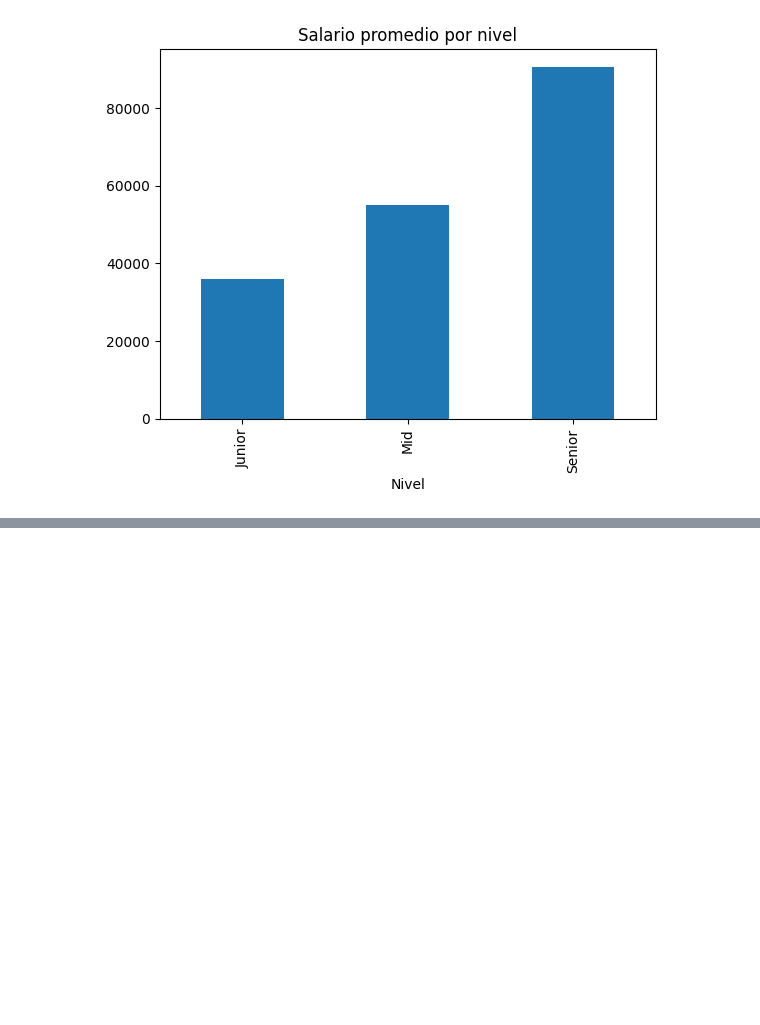
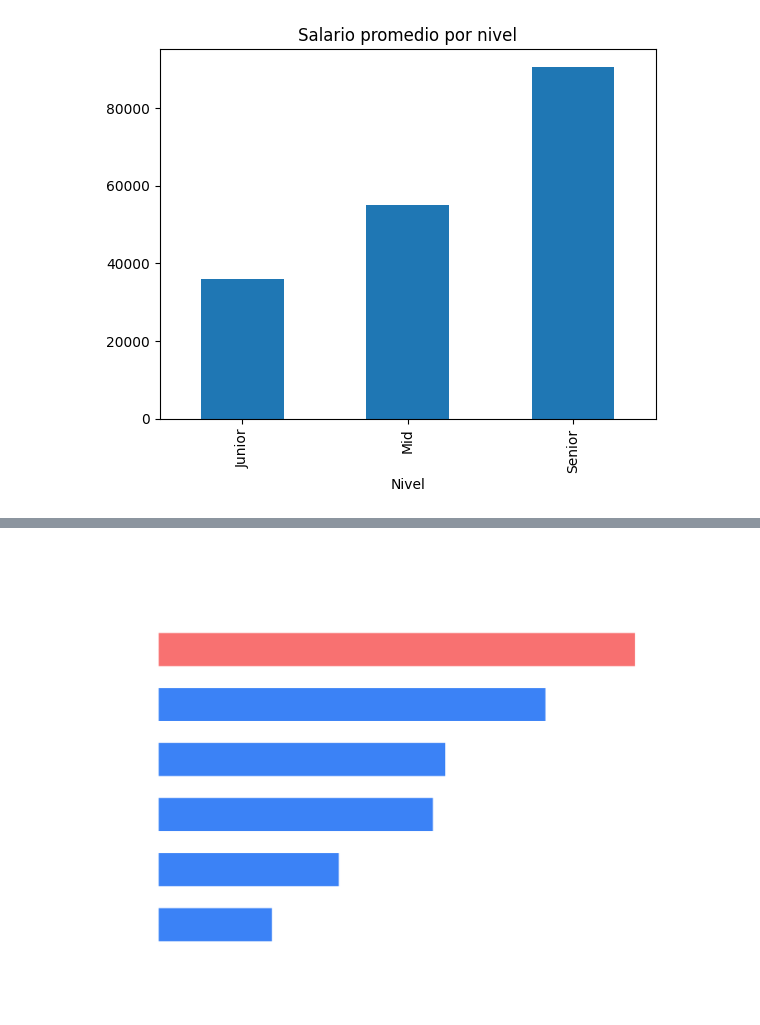
Before and after one commit to Jhoneprez/analisis-mercado-analistas-datos, a Jupyter notebook: python/analisis_mercado_analistas.ipynb, the cells around one changed output, grey strips where cells are left out. Drawn from its saved outputs; the diff is of its cells as text; code cells hidden in the pictures; blank space fills up the shorter version.

```diff
--- a/python/analisis_mercado_analistas.ipynb
+++ b/python/analisis_mercado_analistas.ipynb
@@ -193,0 +296,91 @@ plt.show()
+# %%
+# 2. Definir las columnas de las herramientas
+tecnologias = ["Python", "SQL", "Excel", "PowerBI", "Tableau", "R"]
+
+# 3. Clonar temporalmente para transformar "Sí"/"No" en 1/0
+df_binario = df.copy()
+for col in tecnologias:
+    df_binario[col] = df_binario[col].map({"Sí": 1, "No": 0})
+
+# 4. Calcular la participación porcentual real
+total_empresas = len(df_binario)
+participacion = (df_binario[tecnologias].sum() / total_empresas) * 100
+participacion = participacion.sort_values(ascending=True)
+
+# =======================================================
+# 5. DISEÑO DE ALTO IMPACTO PARA PORTAFOLIO OSCURO
+# =======================================================
+# Creamos el lienzo con ejes explícitos (ax) para controlar la transparencia
+fig, ax = plt.subplots(figsize=(11, 6), facecolor="none", edgecolor="none", dpi=300)
+
+# Colores adaptados para modo oscuro (Azul brillante estándar y Coral para destacar el líder)
+colores = [
+    "#3b82f6" if x < max(participacion.values) else "#f87171"
+    for x in participacion.values
+]
+
+bars = ax.barh(
+    participacion.index, participacion.values, color=colores, height=0.6
+)
+
+# Margen izquierdo seguro para que no se corten los nombres de las herramientas
+plt.subplots_adjust(left=0.22, right=0.88, top=0.88, bottom=0.15)
+
+# 6. Personalizar etiquetas y títulos en COLOR BLANCO
+plt.title(
+    "Distribución de Herramientas",
+    fontsize=11,  # Reducido sutilmente para que entre completo
+    fontweight="bold",
+    color="#ffffff",
+    pad=15,
+    y=1.12,  # Lo elevamos para que no toque las columnas ampliadas
+)
+
+ax.set_xlabel(
+    "Porcentaje de Empresas (%)", fontsize=11, labelpad=12, color="#ffffff"  # Texto X blanco
+)
+
+# Forzar que los textos y marcas de los ejes dejen de ser negros y pasen a ser blancos
+ax.tick_params(axis="both", colors="#ffffff", labelsize=11)
+plt.setp(ax.get_xticklabels(), color="#ffffff")
+plt.setp(ax.get_yticklabels(), color="#ffffff")
+
+# Espacio dinámico a la derecha para las etiquetas de los porcentajes
+ax.set_xlim(0, max(participacion.values) * 1.18)
+
+# Quitar bordes negros del recuadro
+for spine in ["top", "right", "left", "bottom"]:
+    ax.spines[spine].set_visible(False)
+
+# 7. Imprimir los porcentajes al final de cada barra en COLOR BLANCO
+for bar in bars:
+    width = bar.get_width()
+    ax.text(
+        width + (max(participacion.values) * 0.015),
+        bar.get_y() + bar.get_height() / 2,
+        f"{width:.0f}%",
+        va="center",
+        ha="left",
+        fontsize=11,
+        fontweight="bold",
+        color="#ffffff",  # Porcentaje blanco
+    )
+
+# 8. Cuadrícula vertical ultra sutil para fondos oscuros
+ax.grid(axis="x", linestyle=":", alpha=0.15, color="#ffffff")
+ax.set_axisbelow(True)
+
+# =======================================================
+# 9. EXPORTACIÓN CON TRANSPARENCIA REAL (¡NO CAMBIAR!)
+# =======================================================
+"""plt.savefig(
+    "distribucion_herramientas.png",
+    dpi=300,
+    bbox_inches="tight",
+    transparent=True,
+    facecolor="none",
+) """
+
+plt.show()
+# %% [output]
+[figure, added]
```
Also changed, not shown: parts of 4 cells of this notebook, 4 other files.
